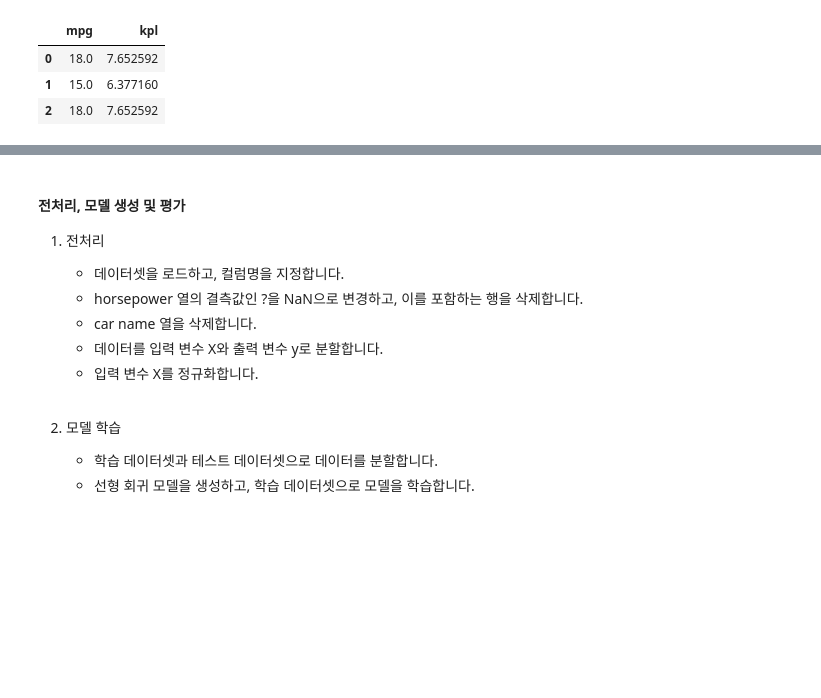
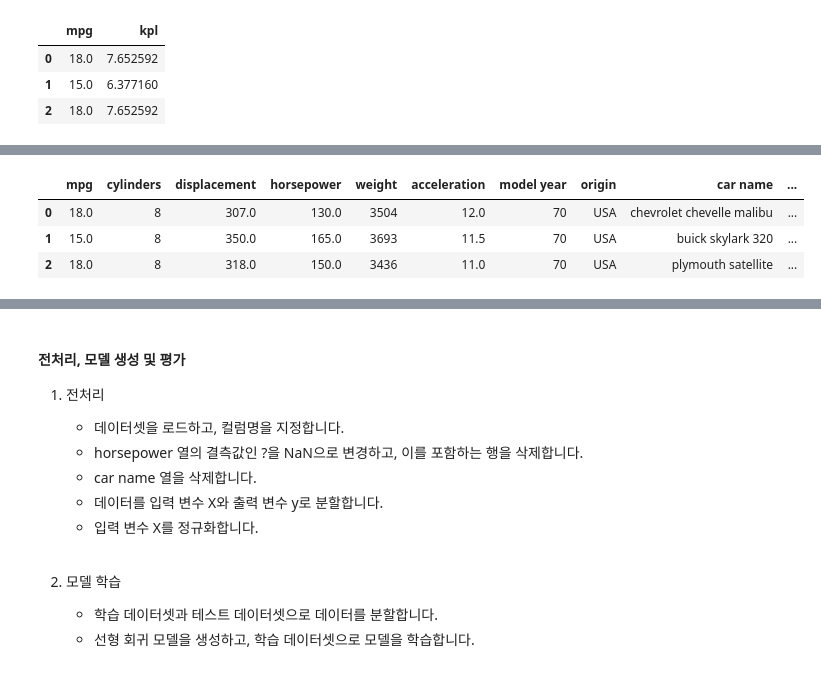
Before and after one commit to ilm52626/HKMD1_Complementary, a Jupyter notebook: m2_분석라이브러리/pandas/pandas_전처리_guide.ipynb, the cells around one changed output, grey strips where cells are left out. Cells and saved outputs as stored; diff of their text form; code cells hidden in the pictures; blank space fills up the shorter version.

```diff
--- a/m2_분석라이브러리/pandas/pandas_전처리_guide.ipynb
+++ b/m2_분석라이브러리/pandas/pandas_전처리_guide.ipynb
@@ -432,0 +472,10 @@ auto_df[['mpg','kpl']].head(3)
+# %%
+# Q. horsepower 컬럼을 5개로 범주화 하세요.
+# EH, H, M, L, EL
+auto_df = pd.read_pickle('auto_df.pkl')
+auto_df.head(3)
+# %% [output]
+|  | mpg | cylinders | displacement | horsepower | weight | acceleration | model year | origin | car name | ... |
+| 0 | 18.0 | 8 | 307.0 | 130.0 | 3504 | 12.0 | 70 | USA | chevrolet chevelle malibu | ... |
+| 1 | 15.0 | 8 | 350.0 | 165.0 | 3693 | 11.5 | 70 | USA | buick skylark 320 | ... |
+| 2 | 18.0 | 8 | 318.0 | 150.0 | 3436 | 11.0 | 70 | USA | plymouth satellite | ... |
```
Also changed, not shown: parts of 23 cells of this notebook.
